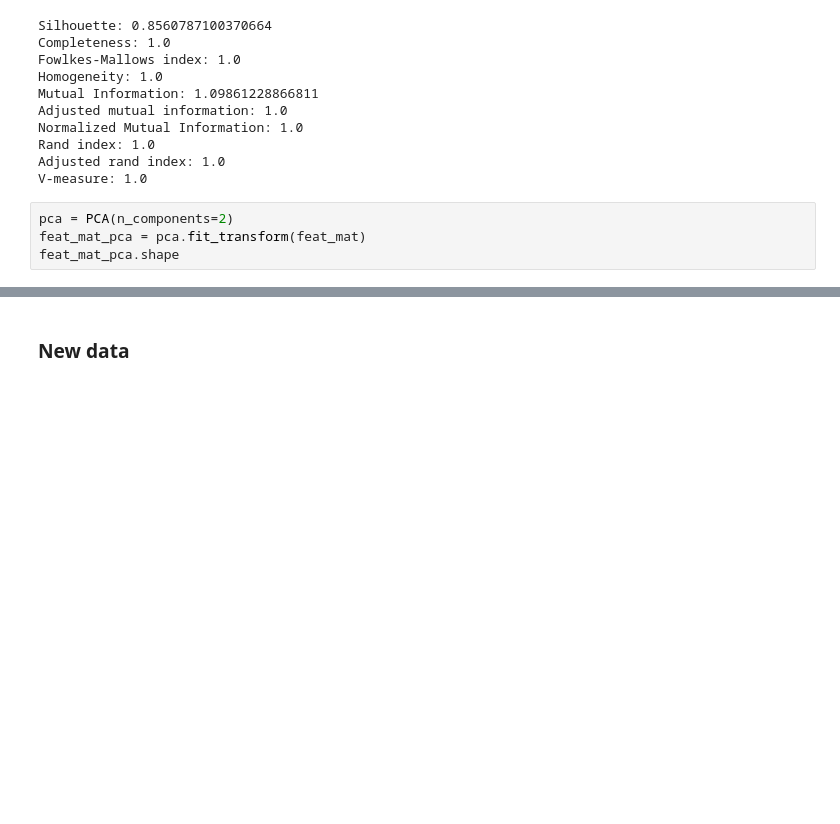
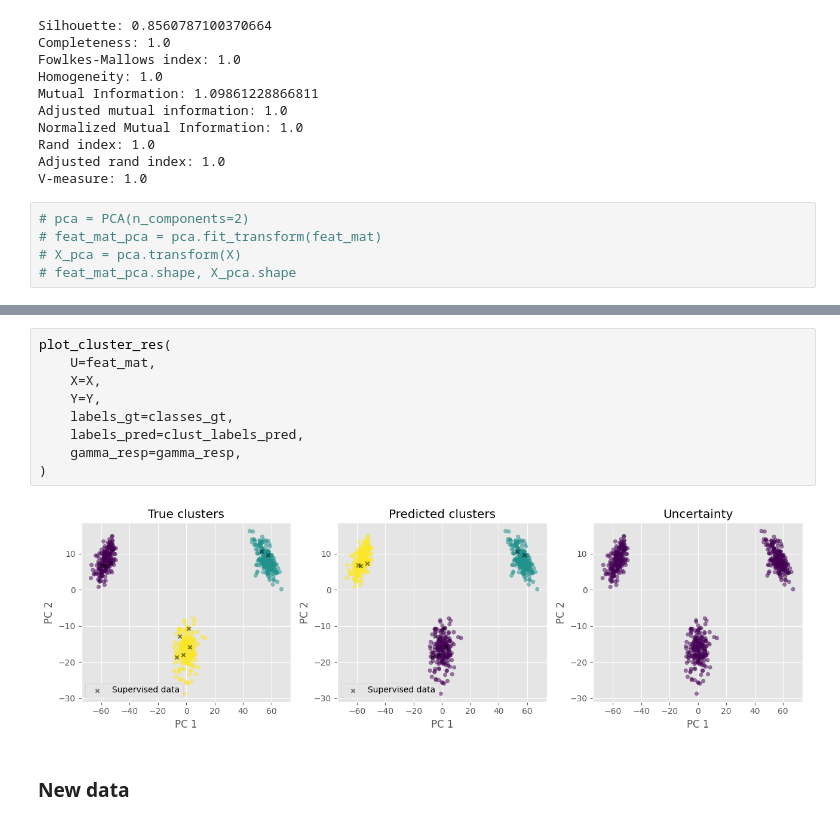
Before and after one commit to kir0ul/BayesClustering, a Jupyter notebook: GMM-semi-supervised.ipynb, the cells around one changed output, grey strips where cells are left out. Drawn from its saved outputs; the diff is of its cells as text; blank space fills up the shorter version.

```diff
--- a/GMM-semi-supervised.ipynb
+++ b/GMM-semi-supervised.ipynb
@@ -579,6 +579,7 @@ Rand index: 1.0
 Adjusted rand index: 1.0
 V-measure: 1.0
 # %%
-pca = PCA(n_components=2)
-feat_mat_pca = pca.fit_transform(feat_mat)
-feat_mat_pca.shape
+# pca = PCA(n_components=2)
+# feat_mat_pca = pca.fit_transform(feat_mat)
+# X_pca = pca.transform(X)
+# feat_mat_pca.shape, X_pca.shape
@@ -603,3 +633,14 @@ with plt.style.context("ggplot"):
+# %%
+plot_cluster_res(
+    U=feat_mat,
+    X=X,
+    Y=Y,
+    labels_gt=classes_gt,
+    labels_pred=clust_labels_pred,
+    gamma_resp=gamma_resp,
+)
+# %% [output]
+[figure, added]
 # %% [markdown]
 ### New data
 # %%
```
Also changed, not shown: parts of 32 cells of this notebook.
